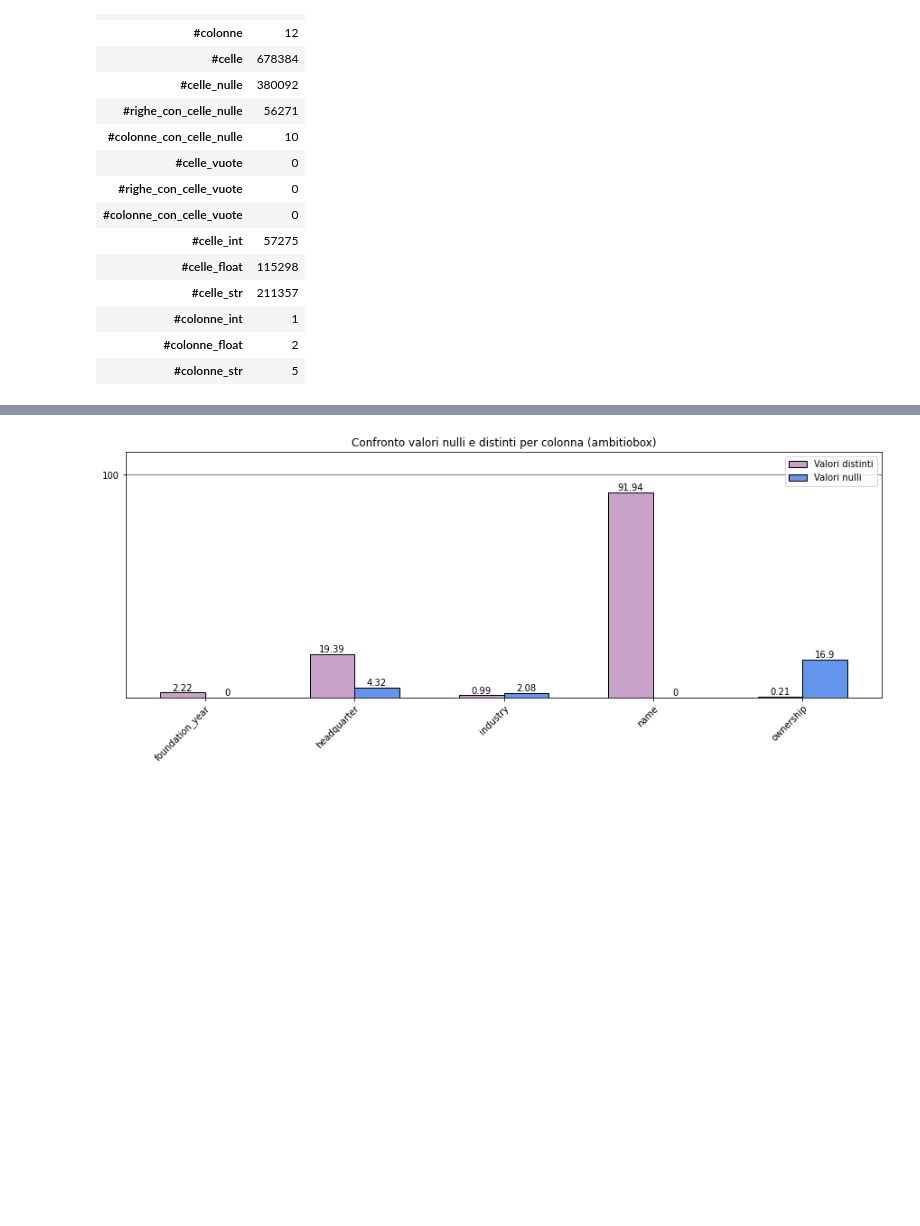
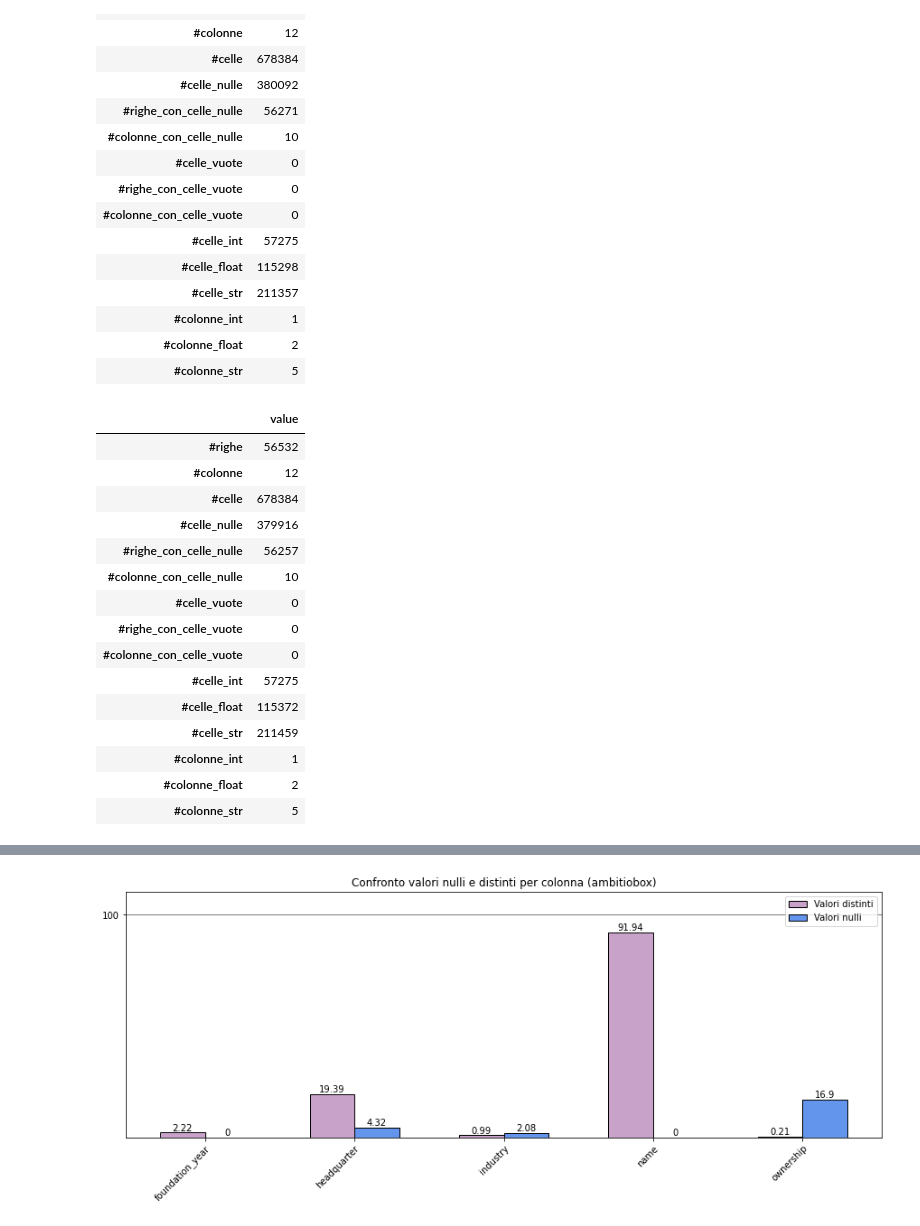
Before and after one commit to Data-Integration-Lilla-team/hw-8-Data_integration, a Jupyter notebook: Project/Record linkage/Profiling/ProfilingMergedDataset.ipynb, the cells around one changed output, grey strips where cells are left out. Saved outputs shown, nothing was run; the diff lists cells and outputs as text; code cells hidden in the pictures; blank space fills up the shorter version.

```diff
--- a/Project/Record linkage/Profiling/ProfilingMergedDataset.ipynb
+++ b/Project/Record linkage/Profiling/ProfilingMergedDataset.ipynb
@@ -152,3 +156,28 @@ df_info2
 | #colonne_int | 1 |
 | #colonne_float | 2 |
 | #colonne_str | 5 |
+# %%
+info3 = extract_data_from_df(df3)
+distinct_value3 = info3.pop("#valori_distinti_per_colonna")
+null_value3 = info3.pop("#valori_nulli_per_colonna")
+null_percentage3 = info3.pop("null_percentage")
+unique_percentage3 = info3.pop("unique_percentage")
+df_info3 = pd.DataFrame(info3, index=["value"]).T
+df_info3
+# %% [output]
+|  | value |
+| #righe | 56532 |
+| #colonne | 12 |
+| #celle | 678384 |
+| #celle_nulle | 379916 |
+| #righe_con_celle_nulle | 56257 |
+| #colonne_con_celle_nulle | 10 |
+| #celle_vuote | 0 |
+| #righe_con_celle_vuote | 0 |
+| #colonne_con_celle_vuote | 0 |
+| #celle_int | 57275 |
+| #celle_float | 115372 |
+| #celle_str | 211459 |
+| #colonne_int | 1 |
+| #colonne_float | 2 |
+| #colonne_str | 5 |
```
Also changed, not shown: parts of 8 cells of this notebook, 53 other files.
